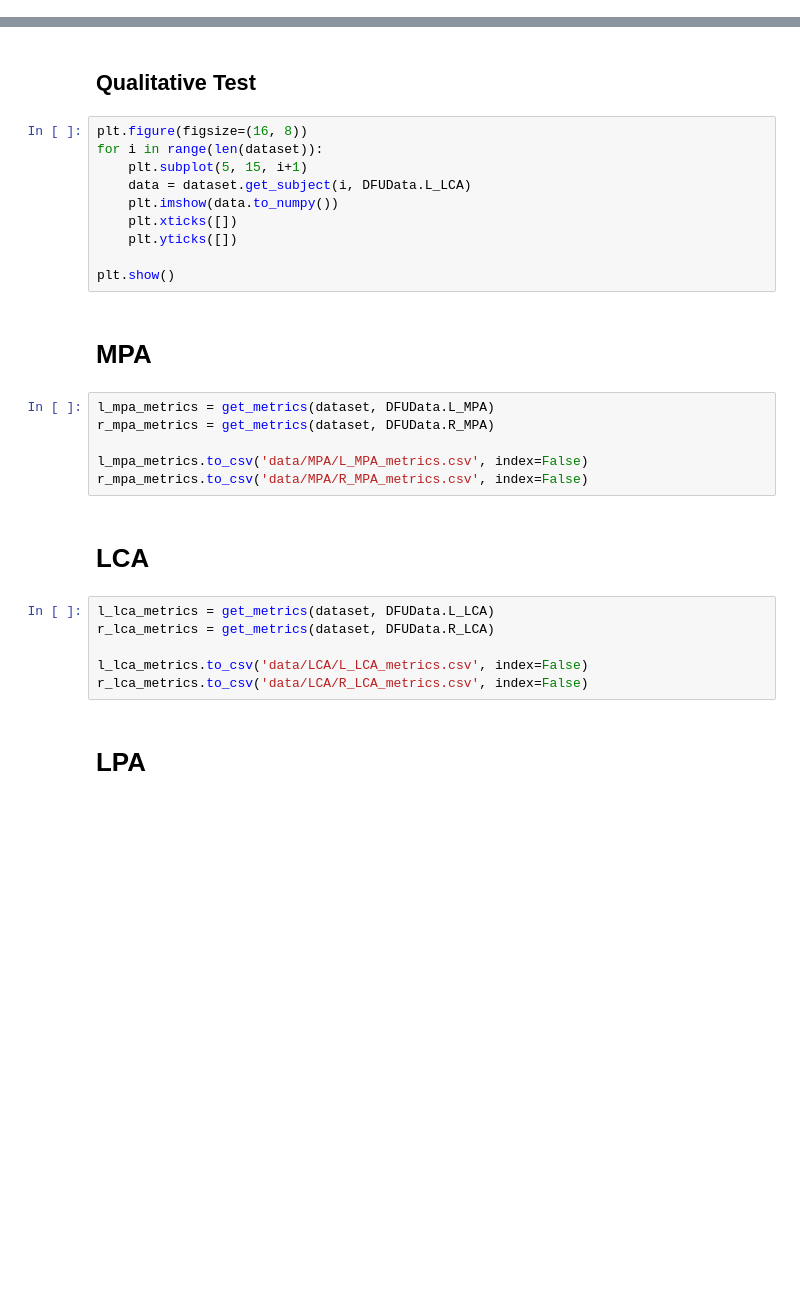
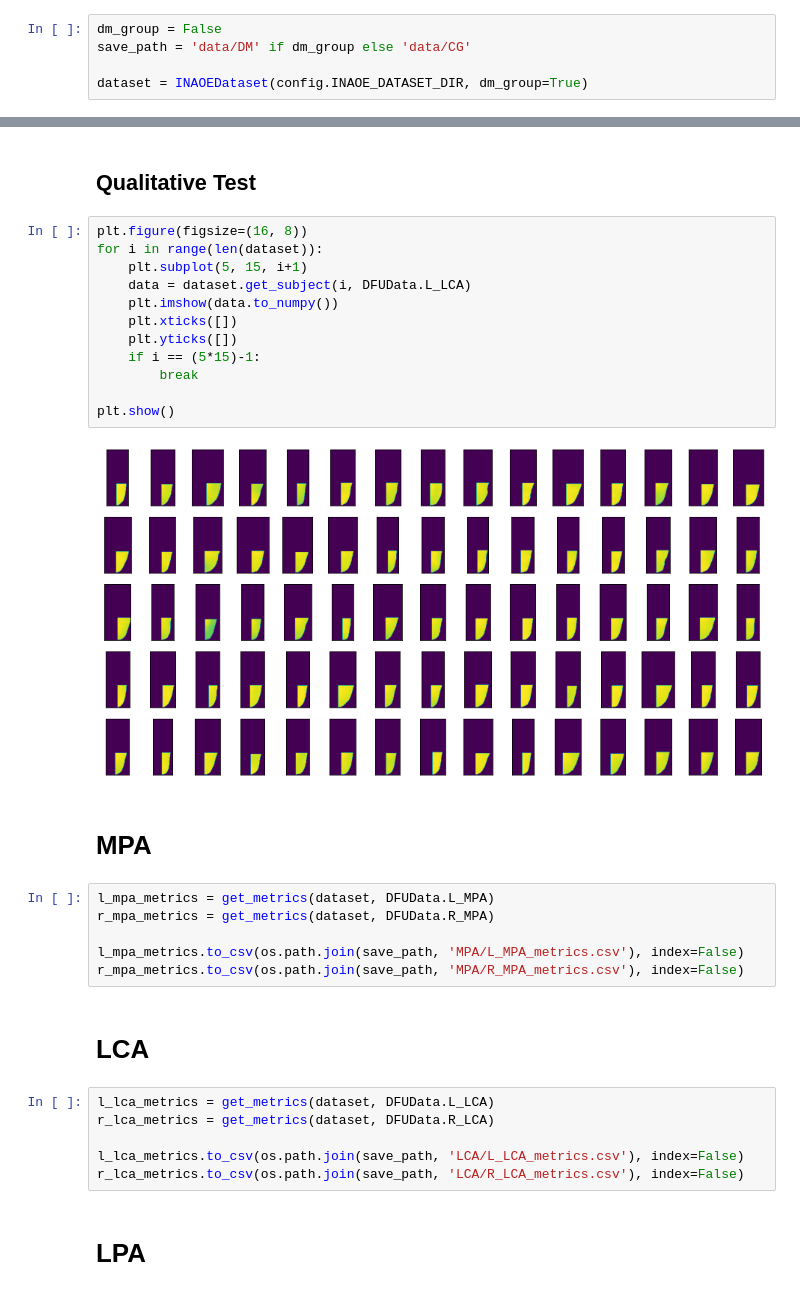
Before and after one commit to mt4sd/DFUFeatureRankingByVariationalDropout, a Jupyter notebook: test.ipynb, the cells around one changed output, grey strips where cells are left out. Drawn from its saved outputs; the diff is of its cells as text; blank space fills up the shorter version.

```diff
--- a/test.ipynb
+++ b/test.ipynb
@@ -53,3 +51,8 @@ dataset = INAOEDataset(config.INAOE_DATASET_DIR)
+# %%
+dm_group = False
+save_path = 'data/DM' if dm_group else 'data/CG'
+
+dataset = INAOEDataset(config.INAOE_DATASET_DIR, dm_group=True)
 # %%
 from scipy.stats import skew, kurtosis
 
@@ -89,29 +92,33 @@ def get_metrics(dataset, data:DFUData):
 # %%
 plt.figure(figsize=(16, 8))
 for i in range(len(dataset)):
     plt.subplot(5, 15, i+1)
     data = dataset.get_subject(i, DFUData.L_LCA)
     plt.imshow(data.to_numpy())
     plt.xticks([])
     plt.yticks([])
+    if i == (5*15)-1:
+        break
 
 plt.show()
+# %% [output]
+[figure, added]
 # %% [markdown]
 # MPA
 # %%
 l_mpa_metrics = get_metrics(dataset, DFUData.L_MPA)
 r_mpa_metrics = get_metrics(dataset, DFUData.R_MPA)
 
-l_mpa_metrics.to_csv('data/MPA/L_MPA_metrics.csv', index=False)
-r_mpa_metrics.to_csv('data/MPA/R_MPA_metrics.csv', index=False)
+l_mpa_metrics.to_csv(os.path.join(save_path, 'MPA/L_MPA_metrics.csv'), index=False)
+r_mpa_metrics.to_csv(os.path.join(save_path, 'MPA/R_MPA_metrics.csv'), index=False)
 # %% [markdown]
 # LCA
 # %%
 l_lca_metrics = get_metrics(dataset, DFUData.L_LCA)
 r_lca_metrics = get_metrics(dataset, DFUData.R_LCA)
 
-l_lca_metrics.to_csv('data/LCA/L_LCA_metrics.csv', index=False)
-r_lca_metrics.to_csv('data/LCA/R_LCA_metrics.csv', index=False)
+l_lca_metrics.to_csv(os.path.join(save_path, 'LCA/L_LCA_metrics.csv'), index=False)
+r_lca_metrics.to_csv(os.path.join(save_path, 'LCA/R_LCA_metrics.csv'), index=False)
 # %% [markdown]
 # LPA
 # %%
```
Also changed, not shown: parts of 13 cells of this notebook.
